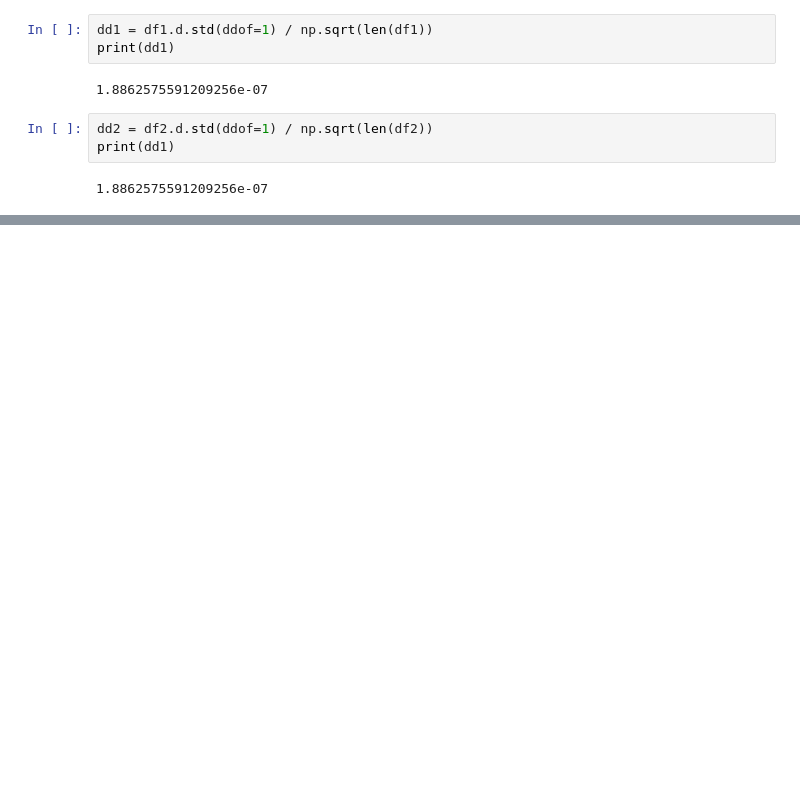
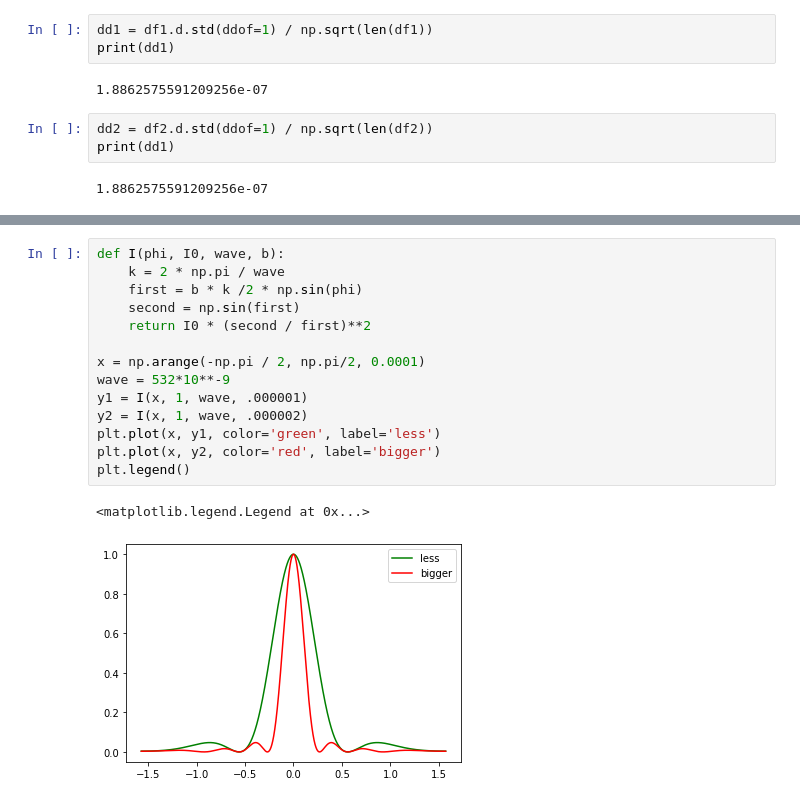
Before and after one commit to ShkalikovOleh/Physics-Labs, a Jupyter notebook: Optics/Lab 3 Diffraction/Lab 3 Diffraction.ipynb, the cells around one changed output, grey strips where cells are left out. Drawn from its saved outputs; the diff is of its cells as text; blank space fills up the shorter version.

```diff
--- a/Optics/Lab 3 Diffraction/Lab 3 Diffraction.ipynb
+++ b/Optics/Lab 3 Diffraction/Lab 3 Diffraction.ipynb
@@ -80,0 +82,17 @@ print(dd1 / df2.d.mean() * 100)
+# %%
+def I(phi, I0, wave, b):
+    k = 2 * np.pi / wave
+    first = b * k /2 * np.sin(phi)
+    second = np.sin(first)
+    return I0 * (second / first)**2
+
+x = np.arange(-np.pi / 2, np.pi/2, 0.0001)
+wave = 532*10**-9
+y1 = I(x, 1, wave, .000001)
+y2 = I(x, 1, wave, .000002)
+plt.plot(x, y1, color='green', label='less')
+plt.plot(x, y2, color='red', label='bigger')
+plt.legend()
+# %% [output]
+<matplotlib.legend.Legend at 0x...>
+[figure, added]
```
Also changed, not shown: parts of 3 cells of this notebook, 2 other files.
